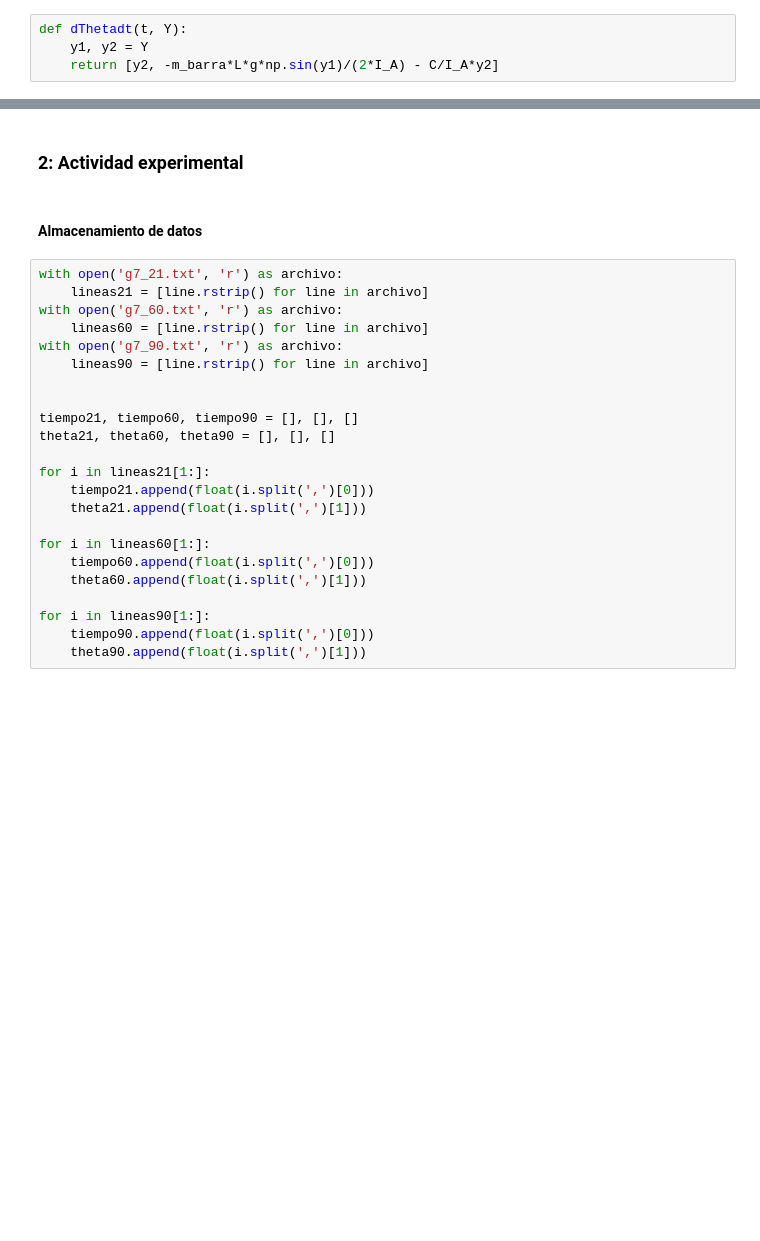
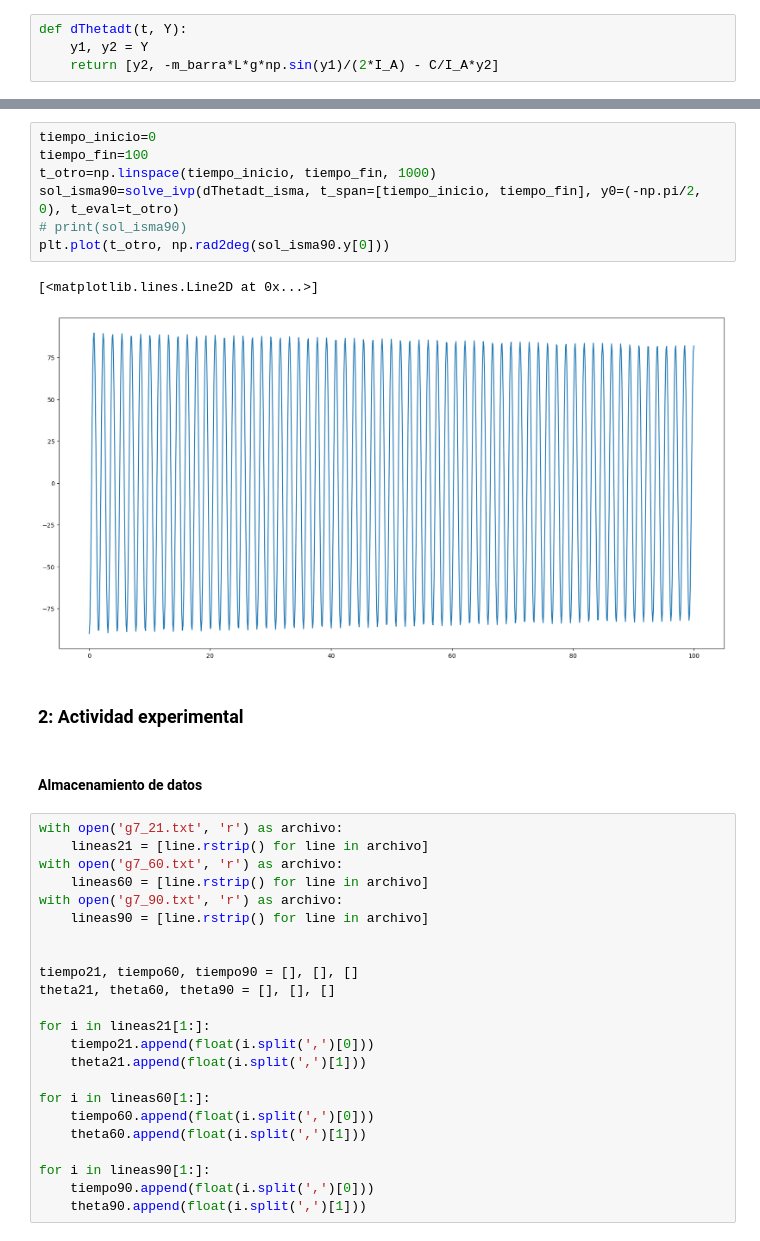
Before and after one commit to otarola-joaquin/Trabajos-varios-8vo-semestre, a Jupyter notebook: Sistemas de Control/Lab 1/cálculos.ipynb, the cells around one changed output, grey strips where cells are left out. Drawn from its saved outputs; the diff is of its cells as text; blank space fills up the shorter version.

```diff
--- a/Sistemas de Control/Lab 1/cálculos.ipynb
+++ b/Sistemas de Control/Lab 1/cálculos.ipynb
@@ -48,3 +56,13 @@ plt.plot(t, sol90.T[0])
+# %%
+tiempo_inicio=0
+tiempo_fin=100
+t_otro=np.linspace(tiempo_inicio, tiempo_fin, 1000)
+sol_isma90=solve_ivp(dThetadt_isma, t_span=[tiempo_inicio, tiempo_fin], y0=(-np.pi/2, 0), t_eval=t_otro)
+# print(sol_isma90)
+plt.plot(t_otro, np.rad2deg(sol_isma90.y[0]))
+# %% [output]
+[<matplotlib.lines.Line2D at 0x...>]
+[figure, added]
 # %% [markdown]
 ### 2: Actividad experimental
 # %% [markdown]
```
Also changed, not shown: parts of 15 cells of this notebook.
